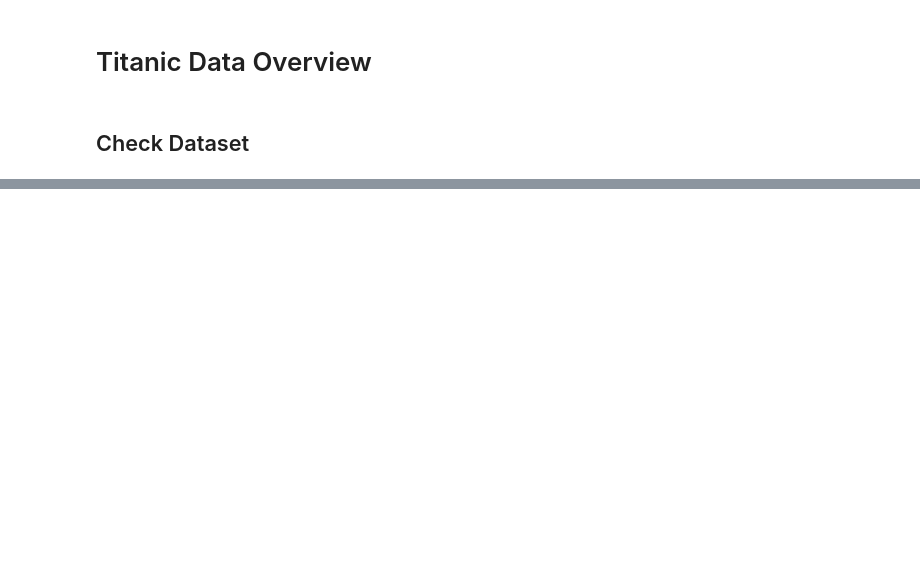
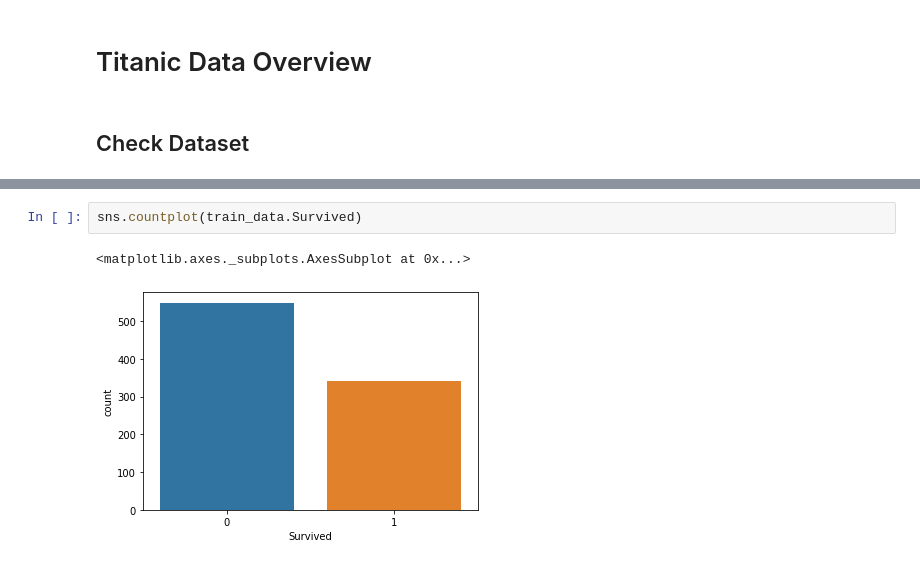
Before and after one commit to choiking10/kaggle-competition, a Jupyter notebook: Titanic.ipynb, the cells around one changed output, grey strips where cells are left out. Cells and saved outputs as stored; diff of their text form; blank space fills up the shorter version.

```diff
--- a/Titanic.ipynb
+++ b/Titanic.ipynb
@@ -83,0 +92,5 @@ msno.matrix(train)
+# %%
+sns.countplot(train_data.Survived)
+# %% [output]
+<matplotlib.axes._subplots.AxesSubplot at 0x...>
+[figure, added]
```
Also changed, not shown: parts of 17 cells of this notebook.
